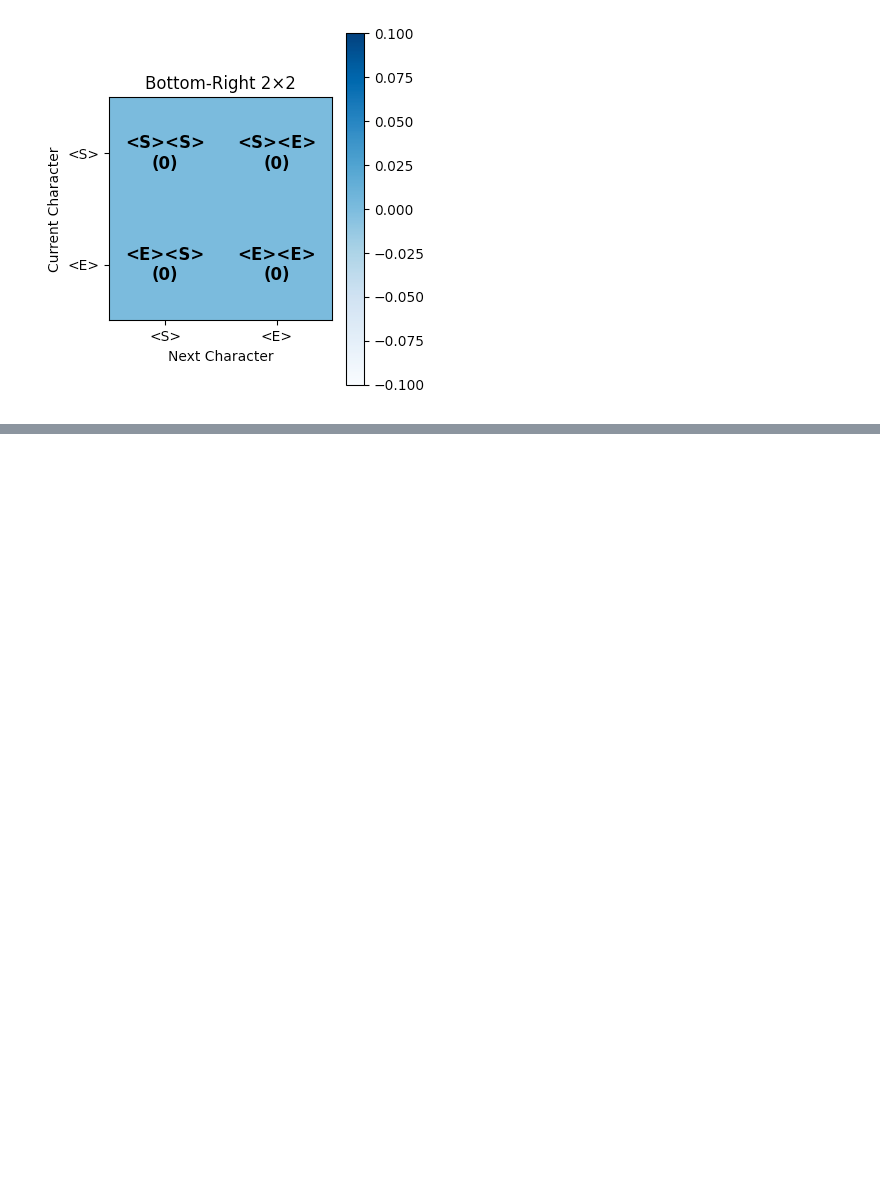
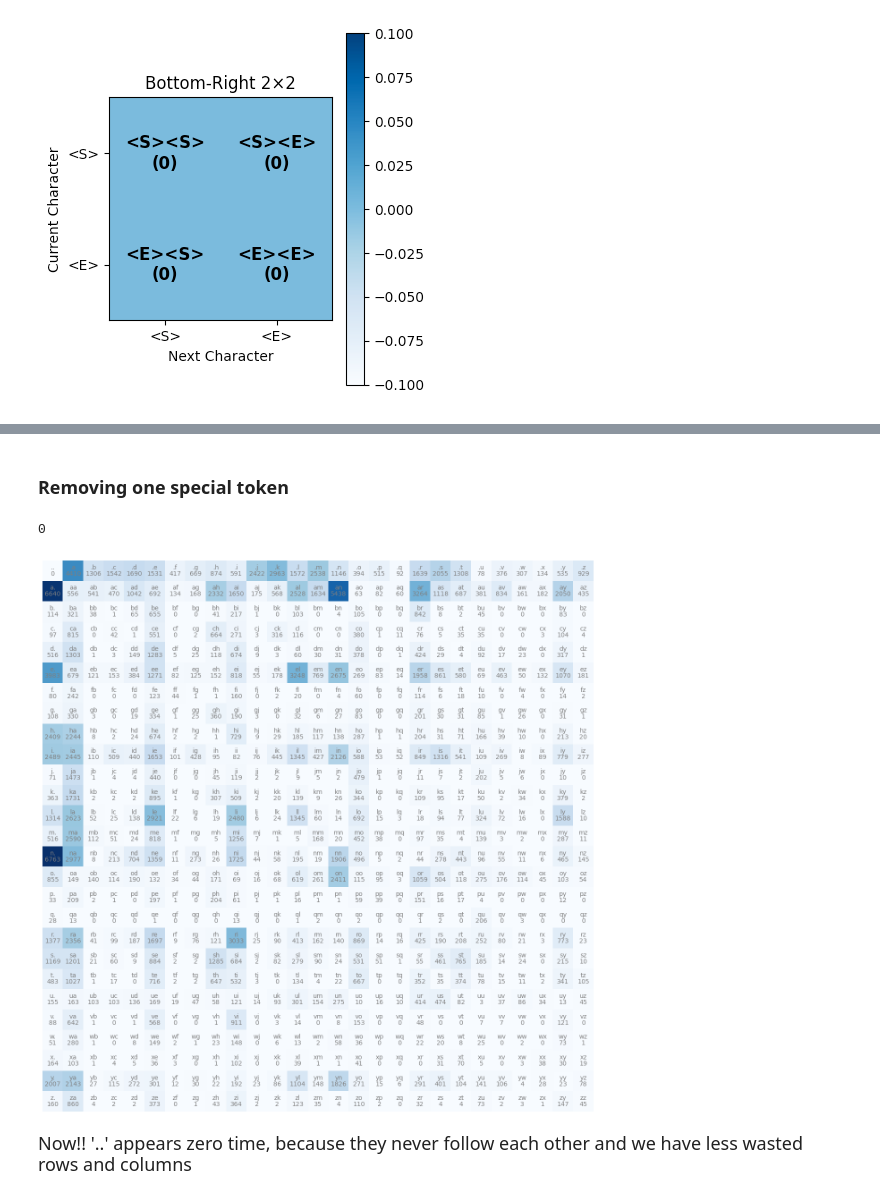
Before and after one commit to OmarElghamry1/python-journey, a Jupyter notebook: zero-to-hero/makemore/build_makemore.ipynb, the cells around one changed output, grey strips where cells are left out. Cells and saved outputs as stored; diff of their text form; code cells hidden in the pictures; blank space fills up the shorter version.

Commit message:
Added Multinomial Distribution sampling
- Created Multinominal Distribution sampling letter by letter for a bigram
- Removed unnecessary special tokens for efficiency

```diff
--- a/zero-to-hero/makemore/build_makemore.ipynb
+++ b/zero-to-hero/makemore/build_makemore.ipynb
@@ -232,0 +226,37 @@ plt.show()
+# %% [markdown]
+### Removing one special token
+# %%
+N = torch.zeros((27, 27), dtype=torch.int)
+# %%
+stoi = {s:i+1 for i, s in enumerate(alpha)} # start from one
+stoi['.'] = 0 # Special token at zeroth position.
+stoi['.']
+# %% [output]
+0
+# %%
+for w in names:
+    chs = ['.'] + list(w) + ['.'] # '.'. at the start '.' at the end of name
+    for x1, x2 in zip(chs, chs[1:]):
+        index1 = stoi[x1]
+        index2 = stoi[x2]
+        N[index1, index2] += 1
+# %%
+itos = {i: s for s, i in stoi.items()}
+itos[0], itos[1]
+# %%
+plt.figure(figsize=(16, 16))
+plt.imshow(N, cmap='Blues')
+for i in range(27):
+    for j in range(27):
+        bigram = itos[i] + itos[j] # two characters aa, ab, ac, etc
+
+        count = N[i, j].item()  # .item() to extract number from tensor
+
+        plt.text(j, i, bigram, ha="center", va="bottom", color='gray')
+        plt.text(j, i, count, ha="center", va="top", color='gray')
+
+plt.axis('off');
+# %% [output]
+[figure, added]
+# %% [markdown]
+<p style="font-size:18px;"> Now!! '..' appears zero time, because they never follow each other and we have less wasted rows and columns</p>
```
Also changed, not shown: parts of 38 cells of this notebook.
